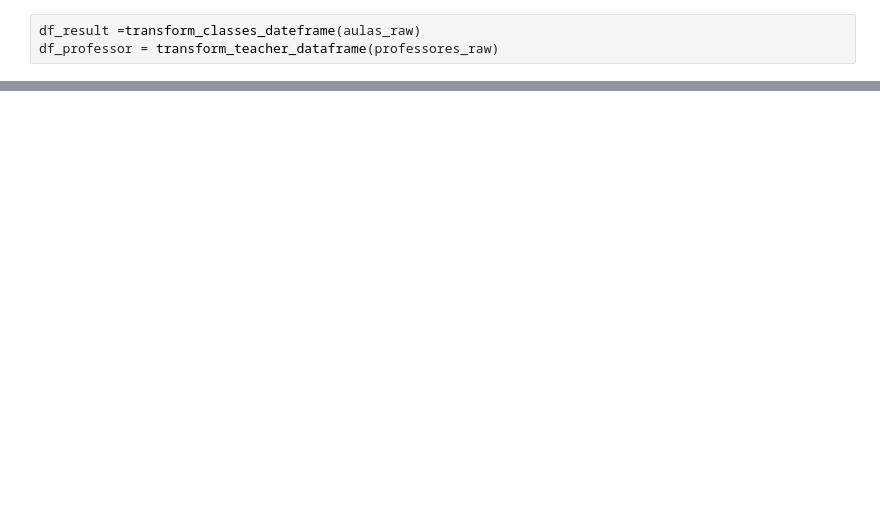
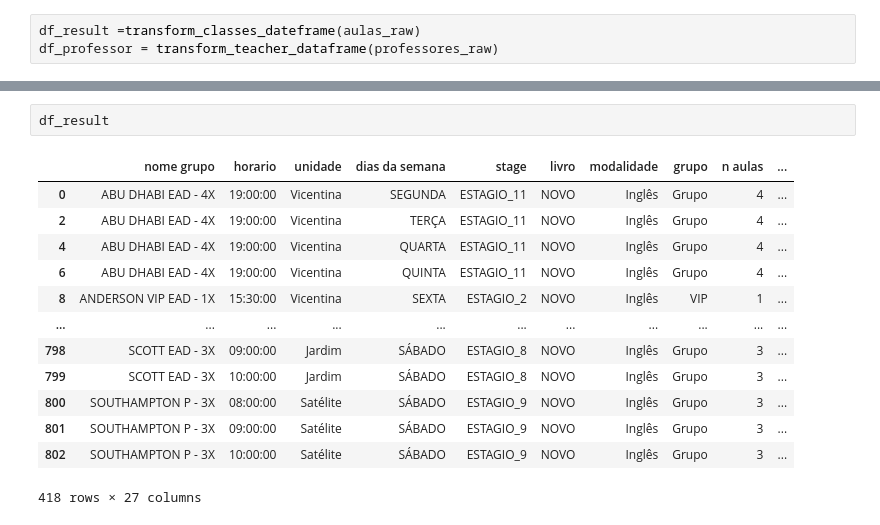
Before and after one commit to AllanTailon/TeacherScheduler, a Jupyter notebook: alocacao/notebook_test.ipynb, the cells around one changed output, grey strips where cells are left out. Cells and saved outputs as stored; diff of their text form; blank space fills up the shorter version.

```diff
--- a/alocacao/notebook_test.ipynb
+++ b/alocacao/notebook_test.ipynb
@@ -58,0 +117,16 @@ aulas_nao_alocadas
+# %%
+df_result
+# %% [output]
+|  | nome grupo | horario | unidade | dias da semana | stage | livro | modalidade | grupo | n aulas | ... |
+| 0 | ABU DHABI EAD - 4X | 19:00:00 | Vicentina | SEGUNDA | ESTAGIO_11 | NOVO | Inglês | Grupo | 4 | ... |
+| 2 | ABU DHABI EAD - 4X | 19:00:00 | Vicentina | TERÇA | ESTAGIO_11 | NOVO | Inglês | Grupo | 4 | ... |
+| 4 | ABU DHABI EAD - 4X | 19:00:00 | Vicentina | QUARTA | ESTAGIO_11 | NOVO | Inglês | Grupo | 4 | ... |
+| 6 | ABU DHABI EAD - 4X | 19:00:00 | Vicentina | QUINTA | ESTAGIO_11 | NOVO | Inglês | Grupo | 4 | ... |
+| 8 | ANDERSON VIP EAD - 1X | 15:30:00 | Vicentina | SEXTA | ESTAGIO_2 | NOVO | Inglês | VIP | 1 | ... |
+| ... | ... | ... | ... | ... | ... | ... | ... | ... | ... | ... |
+| 798 | SCOTT EAD - 3X | 09:00:00 | Jardim | SÁBADO | ESTAGIO_8 | NOVO | Inglês | Grupo | 3 | ... |
+| 799 | SCOTT EAD - 3X | 10:00:00 | Jardim | SÁBADO | ESTAGIO_8 | NOVO | Inglês | Grupo | 3 | ... |
+| 800 | SOUTHAMPTON P - 3X | 08:00:00 | Satélite | SÁBADO | ESTAGIO_9 | NOVO | Inglês | Grupo | 3 | ... |
+| 801 | SOUTHAMPTON P - 3X | 09:00:00 | Satélite | SÁBADO | ESTAGIO_9 | NOVO | Inglês | Grupo | 3 | ... |
+| 802 | SOUTHAMPTON P - 3X | 10:00:00 | Satélite | SÁBADO | ESTAGIO_9 | NOVO | Inglês | Grupo | 3 | ... |
+418 rows × 27 columns
```
Also changed, not shown: parts of 11 cells of this notebook, 2 other files.
